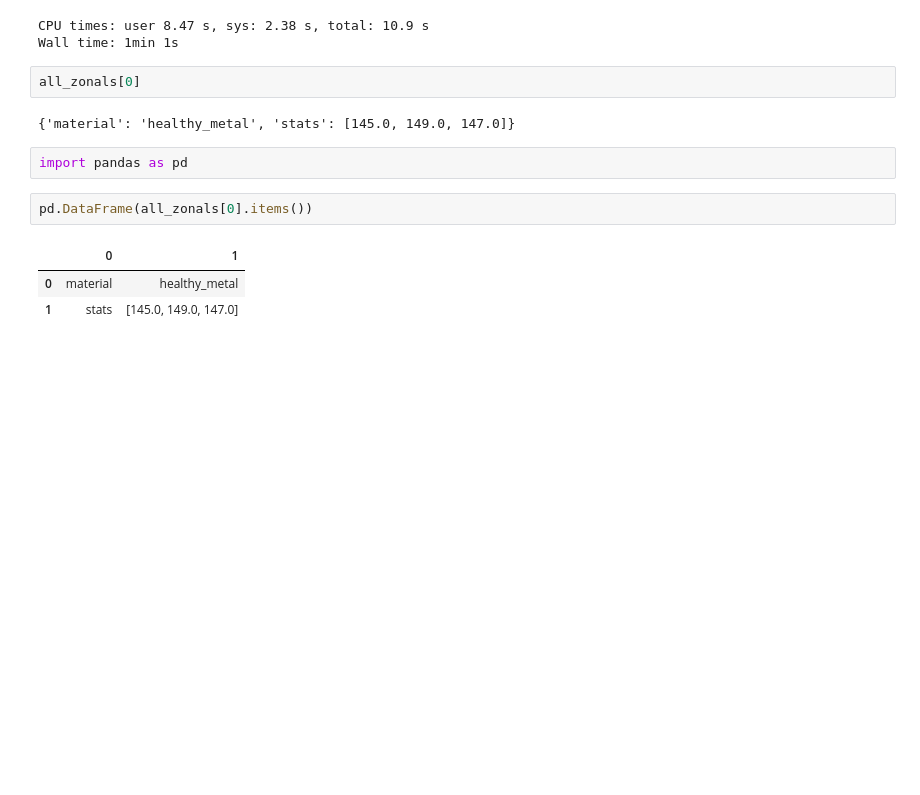
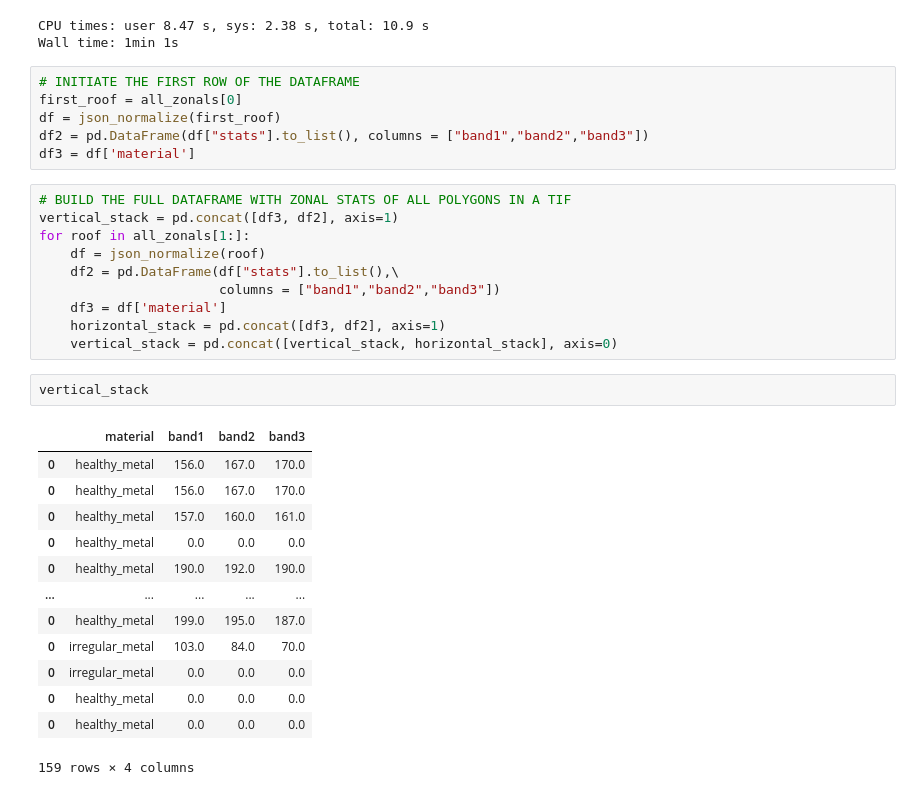
Before and after one commit to tamara-glazer/satellite-image-processing, a Jupyter notebook: map_get_geojson_final.ipynb, the cells around one changed output. Drawn from its saved outputs; the diff is of its cells as text; blank space fills up the shorter version.

Commit message:
full dataframe for mixco3

```diff
--- a/map_get_geojson_final.ipynb
+++ b/map_get_geojson_final.ipynb
@@ -188,15 +190,35 @@ all_zonals = pywren.get_all_results(future)
 # %% [output]
 CPU times: user 8.47 s, sys: 2.38 s, total: 10.9 s
 Wall time: 1min 1s
-# %%
-all_zonals[0]
-# %% [output]
-{'material': 'healthy_metal', 'stats': [145.0, 149.0, 147.0]}
-# %%
-import pandas as pd
-# %%
-pd.DataFrame(all_zonals[0].items())
-# %% [output]
-|  | 0 | 1 |
-| 0 | material | healthy_metal |
-| 1 | stats | [145.0, 149.0, 147.0] |
+# %%
+# INITIATE THE FIRST ROW OF THE DATAFRAME
+first_roof = all_zonals[0]
+df = json_normalize(first_roof)
+df2 = pd.DataFrame(df["stats"].to_list(), columns = ["band1","band2","band3"])
+df3 = df['material']
+# %%
+# BUILD THE FULL DATAFRAME WITH ZONAL STATS OF ALL POLYGONS IN A TIF
+vertical_stack = pd.concat([df3, df2], axis=1)
+for roof in all_zonals[1:]:
+    df = json_normalize(roof)
+    df2 = pd.DataFrame(df["stats"].to_list(),\
+                       columns = ["band1","band2","band3"])
+    df3 = df['material']
+    horizontal_stack = pd.concat([df3, df2], axis=1)
+    vertical_stack = pd.concat([vertical_stack, horizontal_stack], axis=0)
+# %%
+vertical_stack
+# %% [output]
+|  | material | band1 | band2 | band3 |
+| 0 | healthy_metal | 156.0 | 167.0 | 170.0 |
+| 0 | healthy_metal | 156.0 | 167.0 | 170.0 |
+| 0 | healthy_metal | 157.0 | 160.0 | 161.0 |
+| 0 | healthy_metal | 0.0 | 0.0 | 0.0 |
+| 0 | healthy_metal | 190.0 | 192.0 | 190.0 |
+| ... | ... | ... | ... | ... |
+| 0 | healthy_metal | 199.0 | 195.0 | 187.0 |
+| 0 | irregular_metal | 103.0 | 84.0 | 70.0 |
+| 0 | irregular_metal | 0.0 | 0.0 | 0.0 |
+| 0 | healthy_metal | 0.0 | 0.0 | 0.0 |
+| 0 | healthy_metal | 0.0 | 0.0 | 0.0 |
+159 rows × 4 columns
```
Also changed, not shown: parts of 1 cell of this notebook.
